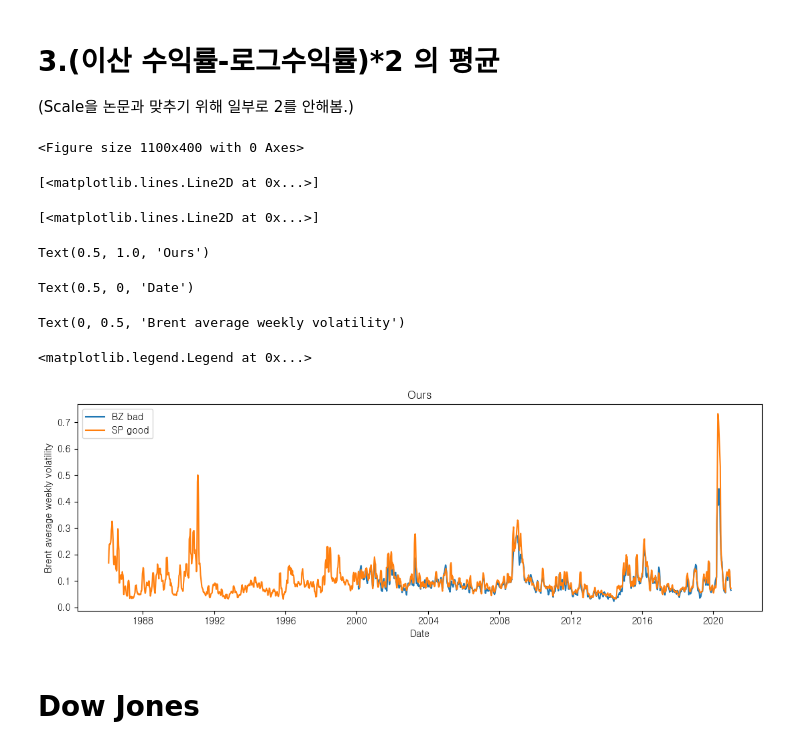
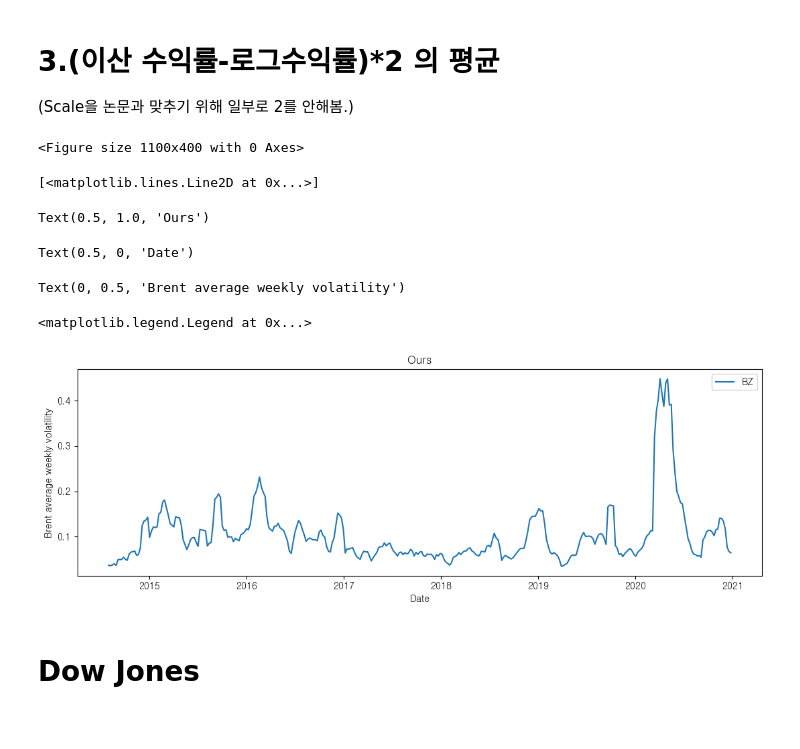
Before and after one commit to kimjuhwan1234/Volatility_Forecasting, a Jupyter notebook: preprocessing.ipynb, the cells around one changed output. Drawn from its saved outputs; the diff is of its cells as text; code cells hidden in the pictures.

```diff
--- a/preprocessing.ipynb
+++ b/preprocessing.ipynb
@@ -130,23 +130,22 @@ SP_vol = np.sqrt((SP['return'] ** 2).rolling(window=20).sum()).resample('W-FRI')
 # SP_vol.name = 'return'
 # %%
 plt.figure(figsize=(11, 4))
-plt.plot(BZ_vol.loc[:'2020-12-31'], label='BZ bad')
-plt.plot(SP_vol.loc[:'2020-12-31'], label='SP good')
+plt.plot(BZ_vol.loc['2014-08-01':'2020-12-31'], label='BZ')
+# plt.plot(SP_vol.loc['2014-08-01':'2020-12-31'], label='SP good')
 plt.title('Ours')
 plt.xlabel('Date')
 plt.ylabel('Brent average weekly volatility')
 plt.legend()
 plt.tight_layout()
 plt.show()
 # %% [output]
 <Figure size 1100x400 with 0 Axes>
 [<matplotlib.lines.Line2D at 0x...>]
-[<matplotlib.lines.Line2D at 0x...>]
+Text(0.5, 1.0, 'Ours')
-Text(0.5, 1.0, 'Ours')
+Text(0.5, 0, 'Date')
-Text(0.5, 0, 'Date')
+Text(0, 0.5, 'Brent average weekly volatility')
-Text(0, 0.5, 'Brent average weekly volatility')
+<matplotlib.legend.Legend at 0x...>
-<matplotlib.legend.Legend at 0x...>
-[figure, old version]
+[figure, new version]
 # %%
 CL_vol.index = pd.to_datetime(CL_vol.index)
 HO_vol.index = pd.to_datetime(HO_vol.index)
```
Also changed, not shown: 17 other files.
